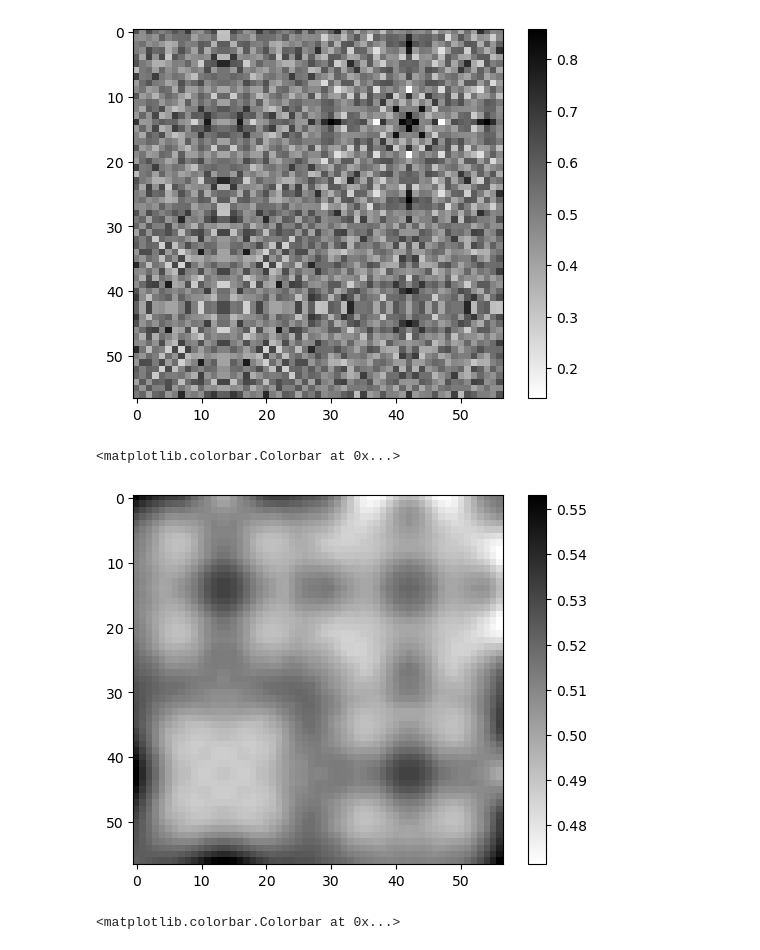
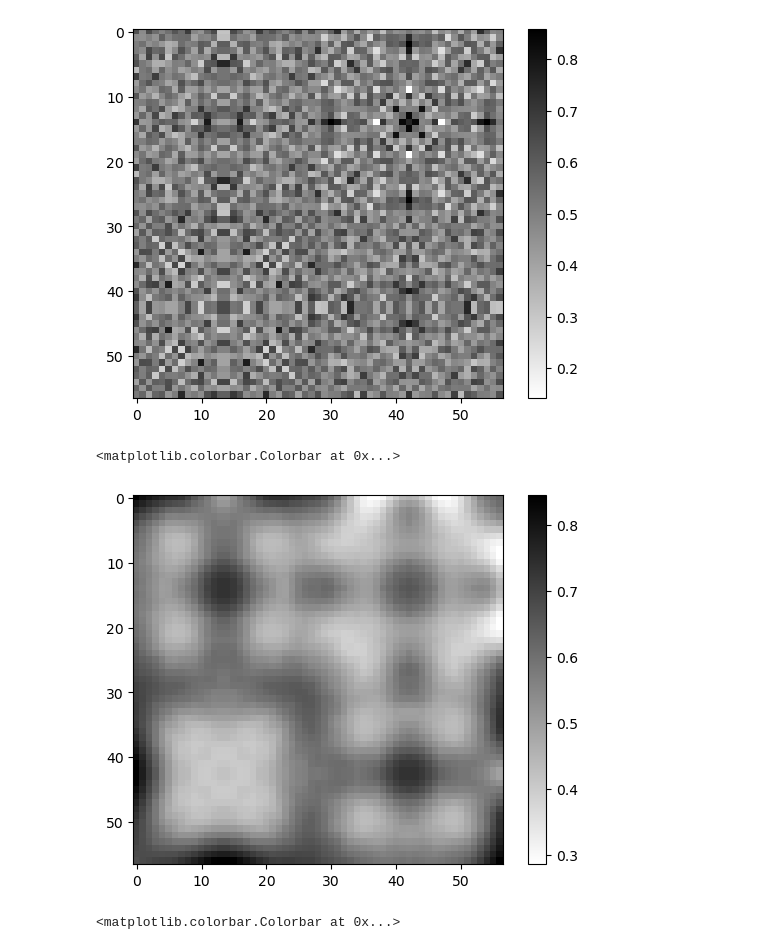
Before and after one commit to leesbin/EIDL, a Jupyter notebook: validation/initial geometry/Nx_Ny_Nz.ipynb, the cells around one changed output. Saved outputs shown, nothing was run; the diff lists cells and outputs as text; code cells hidden in the pictures.

```diff
--- a/validation/initial geometry/Nx_Ny_Nz.ipynb
+++ b/validation/initial geometry/Nx_Ny_Nz.ipynb
@@ -83,11 +83,12 @@ filtered = mpa.conic_filter(
             1,
         )
 # %%
-plt.imshow(np.rot90(filtered.reshape(Nx, Ny)), cmap='binary')
+filtered_scale = mpa.tanh_projection(filtered, 16, 0.5)
+plt.imshow(np.rot90(filtered_scale.reshape(Nx, Ny)), cmap='binary')
 plt.colorbar()
 # %% [output]
 <matplotlib.colorbar.Colorbar at 0x...>
-[figure, old version]
+[figure, new version]
 # %%
 plt.imshow(np.rot90(padx.reshape(Nx+8, Ny+8)), cmap='binary')
 plt.colorbar()
```
Also changed, not shown: 52 other files.
